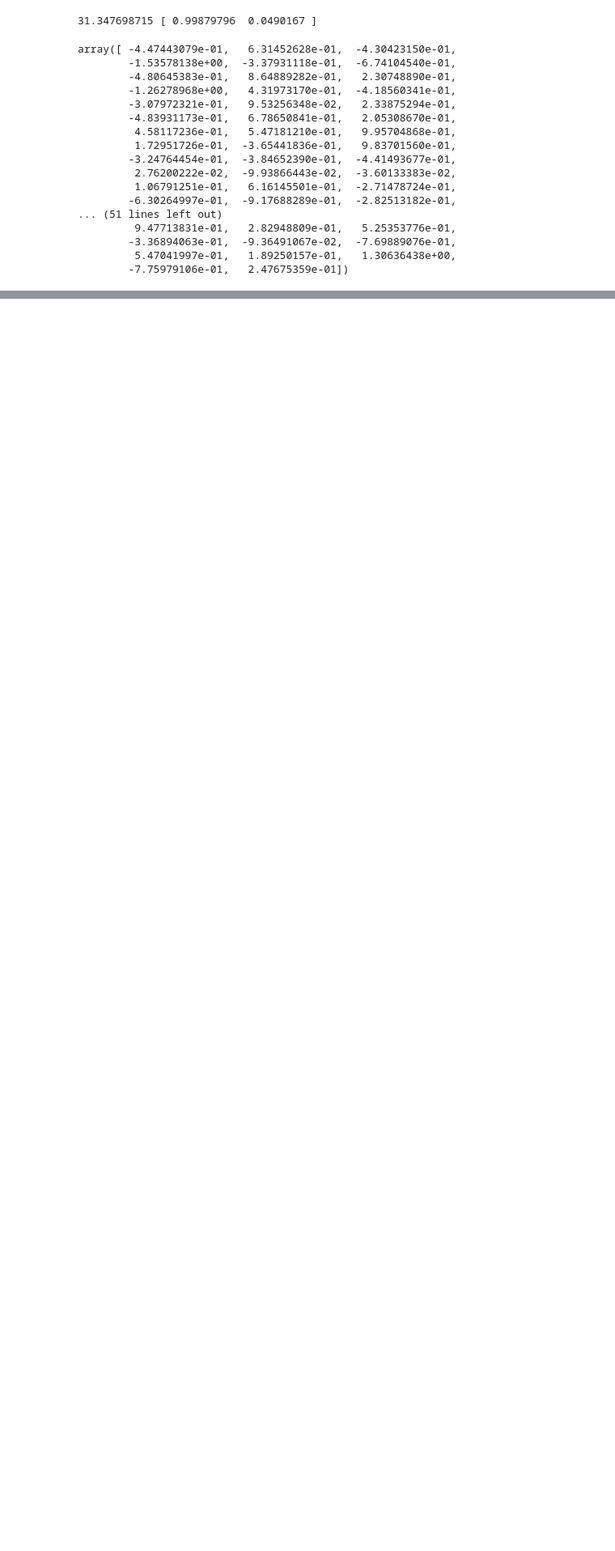
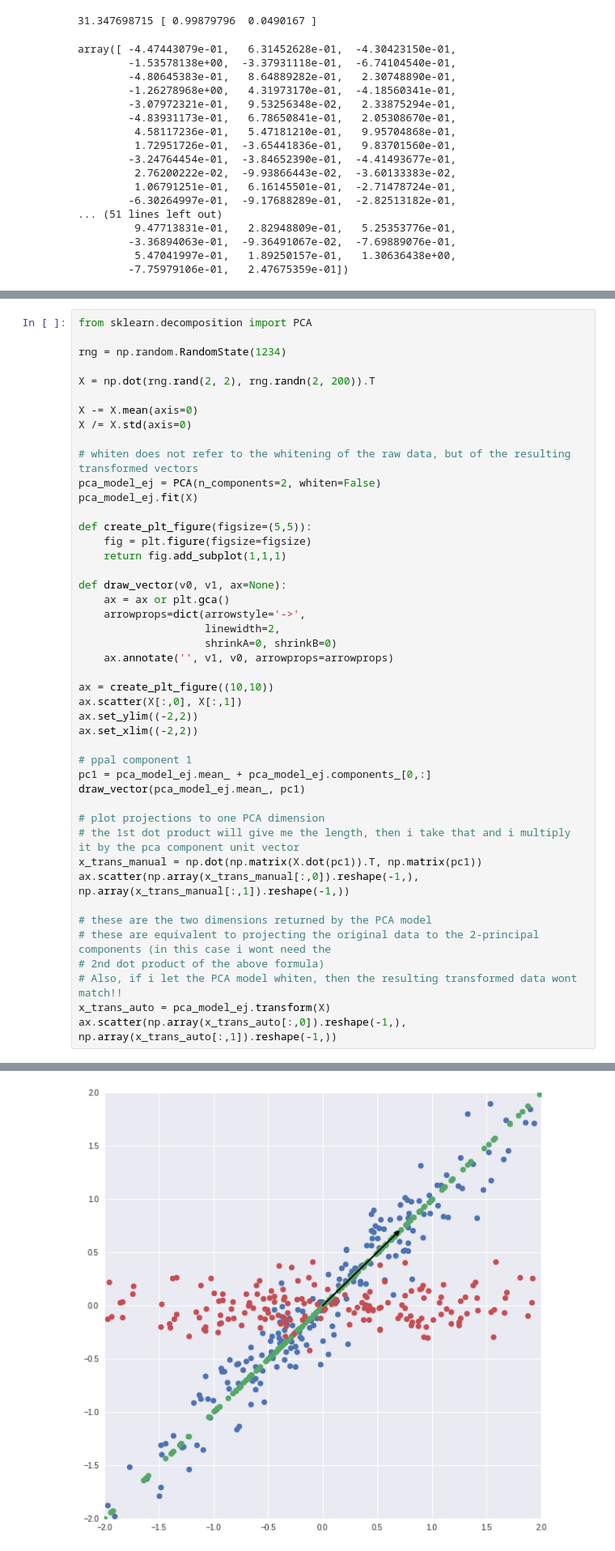
Before and after one commit to lqrz/examples, a Jupyter notebook: python/principal components analysis.ipynb, the cells around one changed output, grey strips where cells are left out. Shown at 81% size. Drawn from its saved outputs; the diff is of its cells as text; blank space fills up the shorter version.

Commit message:
pca with sklearn

```diff
--- a/python/principal components analysis.ipynb
+++ b/python/principal components analysis.ipynb
@@ -123,0 +157,46 @@ array([[  4.47443079e-01],
+# %%
+from sklearn.decomposition import PCA
+
+rng = np.random.RandomState(1234)
+
+X = np.dot(rng.rand(2, 2), rng.randn(2, 200)).T
+
+X -= X.mean(axis=0)
+X /= X.std(axis=0)
+
+# whiten does not refer to the whitening of the raw data, but of the resulting transformed vectors
+pca_model_ej = PCA(n_components=2, whiten=False)
+pca_model_ej.fit(X)
+
+def create_plt_figure(figsize=(5,5)):
+    fig = plt.figure(figsize=figsize)
+    return fig.add_subplot(1,1,1)
+
+def draw_vector(v0, v1, ax=None):
+    ax = ax or plt.gca()
+    arrowprops=dict(arrowstyle='->',
+                    linewidth=2,
+                    shrinkA=0, shrinkB=0)
+    ax.annotate('', v1, v0, arrowprops=arrowprops)
+
+ax = create_plt_figure((10,10))
+ax.scatter(X[:,0], X[:,1])
+ax.set_ylim((-2,2))
+ax.set_xlim((-2,2))
+
+# ppal component 1
+pc1 = pca_model_ej.mean_ + pca_model_ej.components_[0,:]
+draw_vector(pca_model_ej.mean_, pc1)
+
+# plot projections to one PCA dimension
+# the 1st dot product will give me the length, then i take that and i multiply it by the pca component unit vector
+x_trans_manual = np.dot(np.matrix(X.dot(pc1)).T, np.matrix(pc1))
+ax.scatter(np.array(x_trans_manual[:,0]).reshape(-1,), np.array(x_trans_manual[:,1]).reshape(-1,))
+
+# these are the two dimensions returned by the PCA model
+# these are equivalent to projecting the original data to the 2-principal components (in this case i wont need the
+# 2nd dot product of the above formula)
+# Also, if i let the PCA model whiten, then the resulting transformed data wont match!!
+x_trans_auto = pca_model_ej.transform(X)
+ax.scatter(np.array(x_trans_auto[:,0]).reshape(-1,), np.array(x_trans_auto[:,1]).reshape(-1,))
+# %% [output]
@@ -123,0 +204 @@ array([[  4.47443079e-01],
+[figure, added]
```
Also changed, not shown: parts of 7 cells of this notebook.
